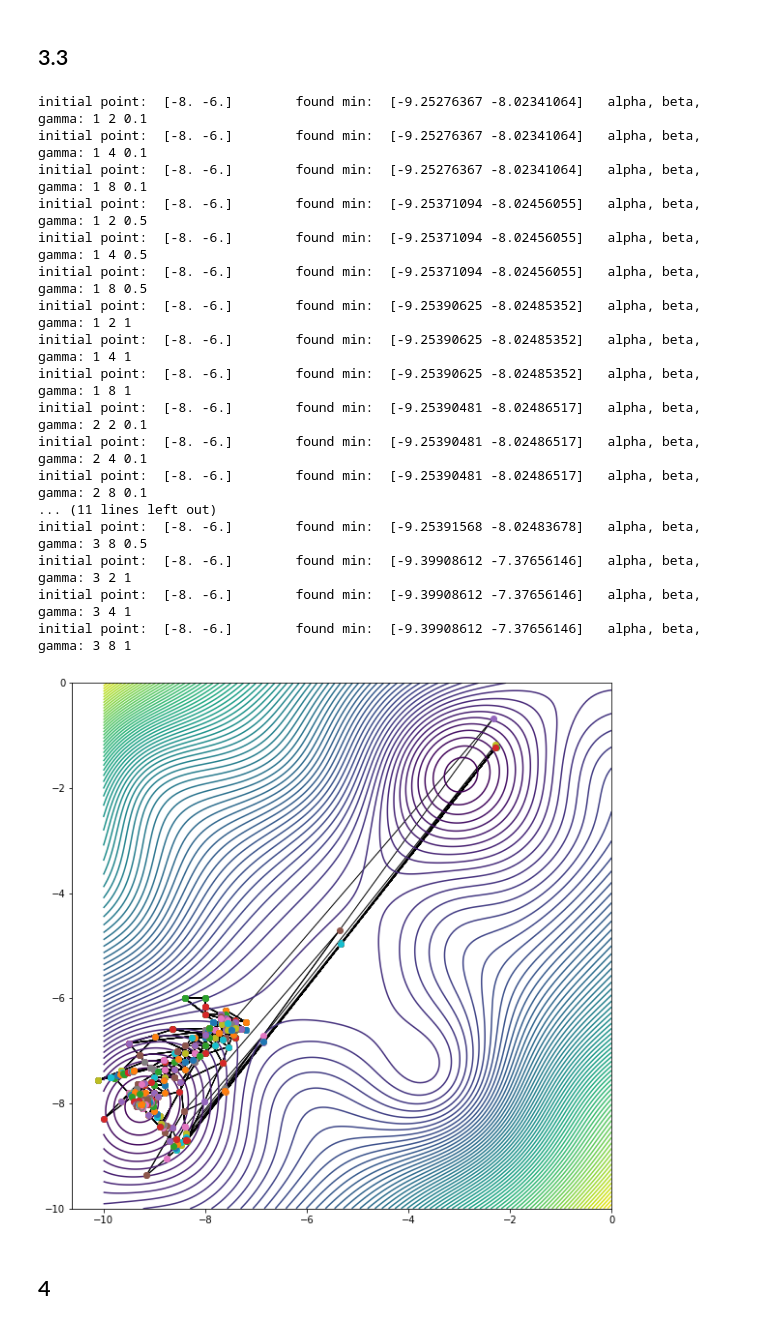
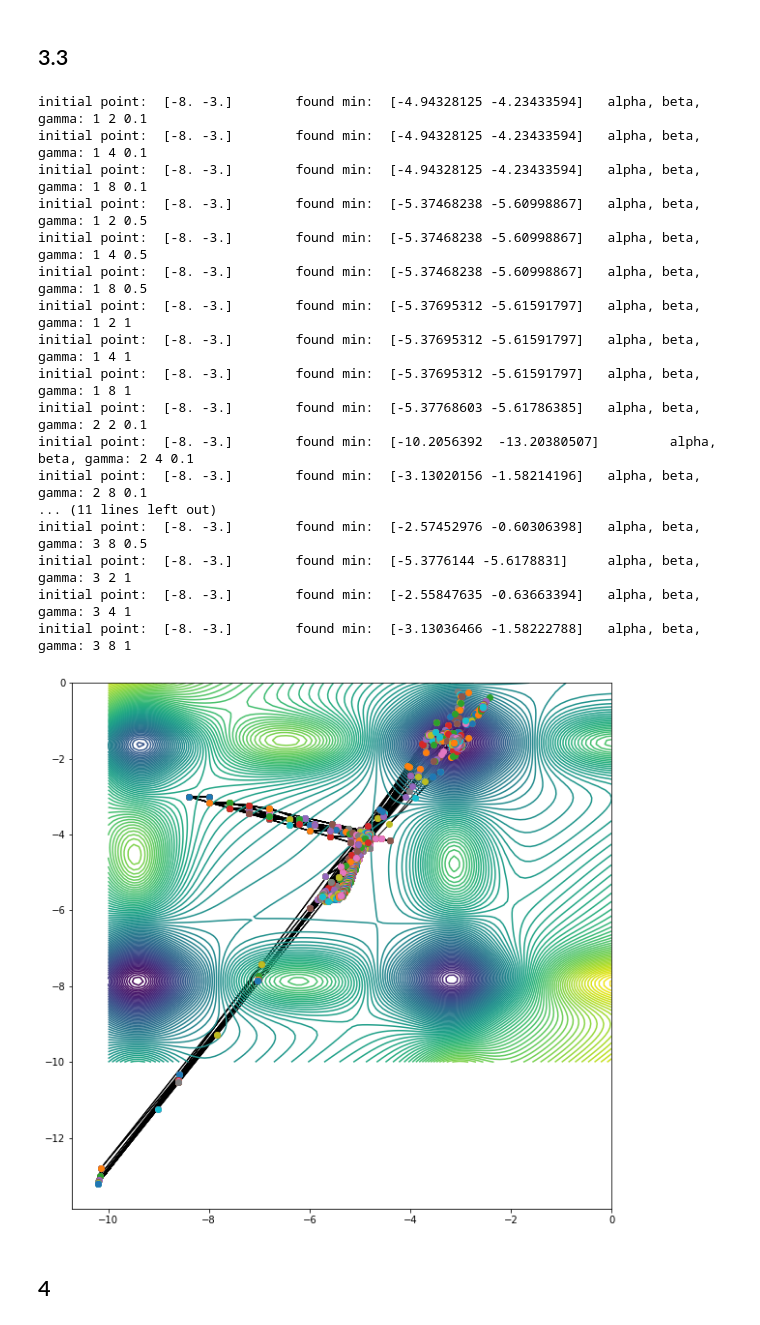
Before and after one commit to TC406/Optimization_Methods_2020, a Jupyter notebook: hw_week_1/HW_week_1.ipynb, the cells around one changed output. Cells and saved outputs as stored; diff of their text form; code cells hidden in the pictures.

```diff
--- a/hw_week_1/HW_week_1.ipynb
+++ b/hw_week_1/HW_week_1.ipynb
@@ -35,8 +35,8 @@ def mishra_bird(x, multmax = 10):
         mult_term = 1
     else:
         mult_term = multmax
-    return (np.sin(x[1]) * np.exp(1 - np.cos(x[0]))
-            + np.cos(x[0]) * np.exp(1 - np.sin(x[1]))
+    return (np.sin(x[1]) * np.exp((1 - np.cos(x[0]))**2)
+            + np.cos(x[0]) * np.exp((1 - np.sin(x[1]))**2)
             + (x[0] - x[1])**2) * mult_term
 
 @jit(nogil=True, nopython=True)
@@ -179,8 +179,8 @@ def minimize_neldermead(func, x0,
     # return result
     return x, allvecs
 # %%
-x = np.linspace(-10, 0, 200)
-y = np.linspace(-10, 0, 200)
+x = np.linspace(-10, 0, 100)
+y = np.linspace(-10, 0, 100)
 
 X, Y = np.meshgrid(x, y)
 # %%
@@ -262,42 +262,42 @@ point # 4  : [-2.97073027 -1.74173014]
 # %%
 alpha_list = [1,2,3]
 gamma_list = [0.1, 0.5, 1]
 beta_list = [2, 4, 8]
-initial_point = np.array([-8.0,-6.0])
+initial_point = np.array([-8.0,-3.0])
 plt.figure(figsize=(10,10))
 plt.contour(X, Y, Z_raw, 100)
 for alpha in alpha_list:
     for gamma in gamma_list:
         for beta in beta_list:
             found_min_buf, all_simplex_buf = minimize_neldermead(mishra_bird, initial_point,
                                             maxiter=400, sim=None,
                                             alpha=alpha, beta=beta, gamma=gamma,
                                             xatol=1e-4, fatol=1e-4)
             print("initial point: ", initial_point, "\t found min: ", found_min_buf,
                   "\t alpha, beta, gamma:", alpha, beta, gamma)
             for simplex in all_simplex_buf:
                 plt.plot(simplex[:,0], simplex[:,1], 'o')
                 t1 = plt.Polygon(simplex, fill=False)
                 plt.gca().add_patch(t1)
 # %% [output]
-initial point:  [-8. -6.]        found min:  [-9.25276367 -8.02341064]   alpha, beta, gamma: 1 2 0.1
-initial point:  [-8. -6.]        found min:  [-9.25276367 -8.02341064]   alpha, beta, gamma: 1 4 0.1
-initial point:  [-8. -6.]        found min:  [-9.25276367 -8.02341064]   alpha, beta, gamma: 1 8 0.1
-initial point:  [-8. -6.]        found min:  [-9.25371094 -8.02456055]   alpha, beta, gamma: 1 2 0.5
-initial point:  [-8. -6.]        found min:  [-9.25371094 -8.02456055]   alpha, beta, gamma: 1 4 0.5
-initial point:  [-8. -6.]        found min:  [-9.25371094 -8.02456055]   alpha, beta, gamma: 1 8 0.5
-initial point:  [-8. -6.]        found min:  [-9.25390625 -8.02485352]   alpha, beta, gamma: 1 2 1
-initial point:  [-8. -6.]        found min:  [-9.25390625 -8.02485352]   alpha, beta, gamma: 1 4 1
-initial point:  [-8. -6.]        found min:  [-9.25390625 -8.02485352]   alpha, beta, gamma: 1 8 1
-initial point:  [-8. -6.]        found min:  [-9.25390481 -8.02486517]   alpha, beta, gamma: 2 2 0.1
-initial point:  [-8. -6.]        found min:  [-9.25390481 -8.02486517]   alpha, beta, gamma: 2 4 0.1
-initial point:  [-8. -6.]        found min:  [-9.25390481 -8.02486517]   alpha, beta, gamma: 2 8 0.1
+initial point:  [-8. -3.]        found min:  [-4.94328125 -4.23433594]   alpha, beta, gamma: 1 2 0.1
+initial point:  [-8. -3.]        found min:  [-4.94328125 -4.23433594]   alpha, beta, gamma: 1 4 0.1
+initial point:  [-8. -3.]        found min:  [-4.94328125 -4.23433594]   alpha, beta, gamma: 1 8 0.1
+initial point:  [-8. -3.]        found min:  [-5.37468238 -5.60998867]   alpha, beta, gamma: 1 2 0.5
+initial point:  [-8. -3.]        found min:  [-5.37468238 -5.60998867]   alpha, beta, gamma: 1 4 0.5
+initial point:  [-8. -3.]        found min:  [-5.37468238 -5.60998867]   alpha, beta, gamma: 1 8 0.5
+initial point:  [-8. -3.]        found min:  [-5.37695312 -5.61591797]   alpha, beta, gamma: 1 2 1
+initial point:  [-8. -3.]        found min:  [-5.37695312 -5.61591797]   alpha, beta, gamma: 1 4 1
+initial point:  [-8. -3.]        found min:  [-5.37695312 -5.61591797]   alpha, beta, gamma: 1 8 1
+initial point:  [-8. -3.]        found min:  [-5.37768603 -5.61786385]   alpha, beta, gamma: 2 2 0.1
+initial point:  [-8. -3.]        found min:  [-10.2056392  -13.20380507]         alpha, beta, gamma: 2 4 0.1
+initial point:  [-8. -3.]        found min:  [-3.13020156 -1.58214196]   alpha, beta, gamma: 2 8 0.1
 ... (11 lines left out)
-initial point:  [-8. -6.]        found min:  [-9.25391568 -8.02483678]   alpha, beta, gamma: 3 8 0.5
-initial point:  [-8. -6.]        found min:  [-9.39908612 -7.37656146]   alpha, beta, gamma: 3 2 1
-initial point:  [-8. -6.]        found min:  [-9.39908612 -7.37656146]   alpha, beta, gamma: 3 4 1
-initial point:  [-8. -6.]        found min:  [-9.39908612 -7.37656146]   alpha, beta, gamma: 3 8 1
+initial point:  [-8. -3.]        found min:  [-2.57452976 -0.60306398]   alpha, beta, gamma: 3 8 0.5
+initial point:  [-8. -3.]        found min:  [-5.3776144 -5.6178831]     alpha, beta, gamma: 3 2 1
+initial point:  [-8. -3.]        found min:  [-2.55847635 -0.63663394]   alpha, beta, gamma: 3 4 1
+initial point:  [-8. -3.]        found min:  [-3.13036466 -1.58222788]   alpha, beta, gamma: 3 8 1
-[figure, old version]
+[figure, new version]
 # %% [markdown]
 ## 4
 # %%
```
Also changed, not shown: parts of 9 cells of this notebook.
